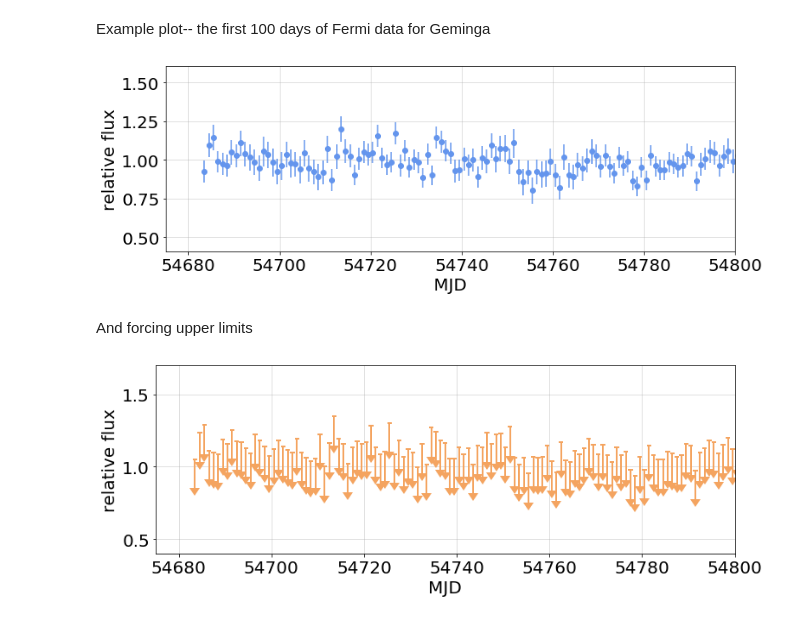
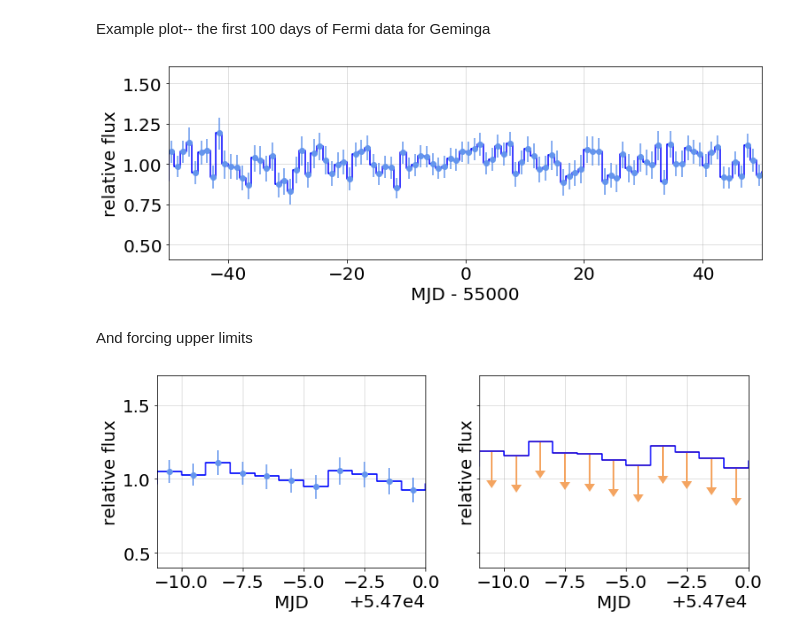
Before and after one commit to tburnett/light_curves, a Jupyter notebook: nbs/11_lightcurve.ipynb, the cells around one changed output. Saved outputs shown, nothing was run; the diff lists cells and outputs as text; code cells hidden in the pictures.

Commit message:
rebinning, plotting updates

```diff
--- a/nbs/11_lightcurve.ipynb
+++ b/nbs/11_lightcurve.ipynb
@@ -147,7 +190,9 @@ First cell fit: light_curves.loglike.PoissonRep: flux: 0.927[1+0.076-0.079], lim
 #export
 def flux_plot(config, lightcurve, ts_min=9,  title=None, ax=None, fignum=1,
               figsize=(12,4),
-              colors=('cornflowerblue','sandybrown'), fmt=' ',
+              step=False,
+              tzero:'time offset'=0,
+              colors=('cornflowerblue','sandybrown', 'blue'), fmt=' ',
               **kwargs):
     """Make a plot of flux vs. MJD
 
@@ -158,7 +203,9 @@ def flux_plot(config, lightcurve, ts_min=9,  title=None, ax=None, fignum=1,
 
     returns the Figure instance
     """
-    kw=dict(yscale='linear',xlabel='MJD', ylabel='relative flux')
+    kw=dict(yscale='linear',
+            xlabel='MJD'+ f' - {tzero}' if tzero else '' ,
+            ylabel='relative flux')
     kw.update(**kwargs)
     df=lightcurve
     rep = config.likelihood_rep
@@ -167,6 +214,11 @@ def flux_plot(config, lightcurve, ts_min=9,  title=None, ax=None, fignum=1,
         limit = ts<ts_min
         bar = df.loc[~limit,:]
         lim = df.loc[limit,:]
+        allflux= np.select([~limit, limit],
+                        [df.fit.apply(lambda f: f.flux).values,
+                         df.fit.apply(lambda f: f.limit).values],
+                       )
+
     else:
         bar=df; lim=[]
 
@@ -174,13 +226,12 @@ def flux_plot(config, lightcurve, ts_min=9,  title=None, ax=None, fignum=1,
         if ax is not None else (ax.figure,ax)
 
     # the points with error bars
-    t = bar.t
-    tw = bar.tw if 'tw' in bar.columns else np.full(len(t), config.time_interval)
-    flux =  bar.fit.apply(lambda f: f.flux).values
+    t = bar.t.values-tzero
+    tw = bar.tw.values
+    fluxmeas = allflux[~limit]
     upper = bar.fit.apply(lambda f: f.errors[1]).values
     lower = bar.fit.apply(lambda f: f.errors[0]).values
-    flux[:5], upper[:5], lower[:5]
-    error = np.array([upper-flux, flux-lower])
+    error = np.array([upper-fluxmeas, fluxmeas-lower])
 
 #     if rep=='poisson':
 #         dy = [bar.errors.apply(lambda x: x[i]).clip(0,4) for i in range(2)]
@@ -188,15 +239,23 @@ def flux_plot(config, lightcurve, ts_min=9,  title=None, ax=None, fignum=1,
 #         dy = bar.sig_flux.clip(0,4)
 #     else: assert False, f'Unrecognized likelihood rep: {rep}'
 
-    ax.errorbar(x=t, xerr=tw/2, y=flux, yerr=error, fmt=fmt, color=colors[0])#'silver')
+    ax.errorbar(x=t, xerr=tw/2, y=fluxmeas, yerr=error, fmt=fmt, color=colors[0], )#'silver')
+
+    if step:
+        t = df.t.values-tzero
+        xerr = df.tw.values/2;
+        x = np.append(t-xerr, [t[-1]+xerr[-1]]);
+        y = np.append(allflux, [allflux[-1]])
+        ax.step(x, y, color=colors[2], where='post', )
+
 
     # now do the limits (only for poisson rep)
     error_size=2
     if len(lim)>0:
-        t = lim.t
+        t = lim.t-tzero
         tw = lim.tw
 
-        y = lim.fit.apply(lambda f: f.limit).values
+        y = allflux[limit]
         yerr=0.2*(1 if kw['yscale']=='linear' else y)
         ax.errorbar(x=t, y=y, xerr=tw/2,
                 yerr=yerr,  color=colors[1],
@@ -228,18 +287,21 @@ Example plot-- the first 100 days of Fermi data for Geminga
 # %%
 #collapse_hide
 if lc is not None:
     plt.rc('font', size=20)
-    fig = flux_plot(config, lc, fmt='o', xlim=(54675, 54800))
+    fig, ax = plt.subplots(figsize=(12,4))
+    flux_plot(config, lc, fmt='o', ax=ax, xlim=(-50,50), step=True, tzero=55000)
 # %% [output]
-[figure, old version]
+[figure, new version]
 # %% [markdown]
 And forcing upper limits
 # %%
 #collapse_hide
 if lc is not None:
-    fig = flux_plot(config, lc, fmt='o', xlim=(54675, 54800), ts_min=1000)
+    fig, (ax1,ax2) = plt.subplots(1,2, figsize=(12,4), sharex=True, sharey=True)
+    flux_plot(config, lc, ax=ax1, fmt='o', xlim=(54689, 54700),  step=True)
+    flux_plot(config, lc, ax=ax2, fmt='o', xlim=(54689, 54700), ts_min=1000, step=True)
 # %% [output]
-[figure, old version]
+[figure, new version]
 # %%
 !date
 # %% [output]
```
Also changed, not shown: parts of 9 cells of this notebook, 24 other files.
